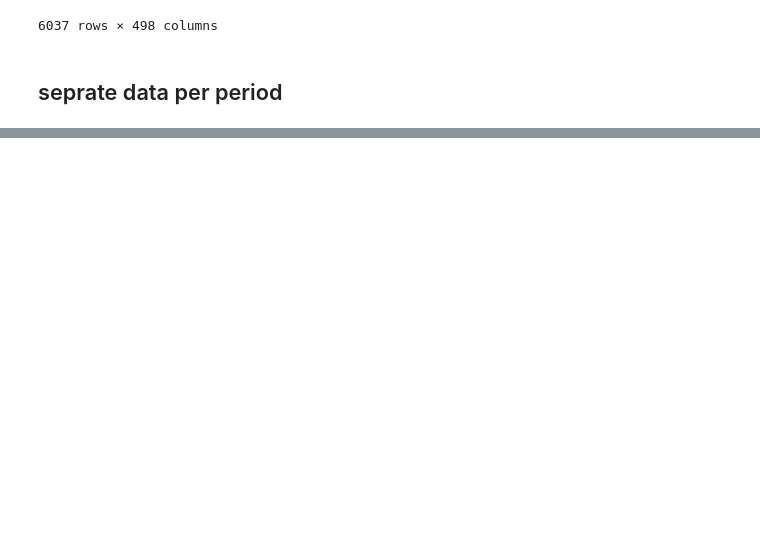
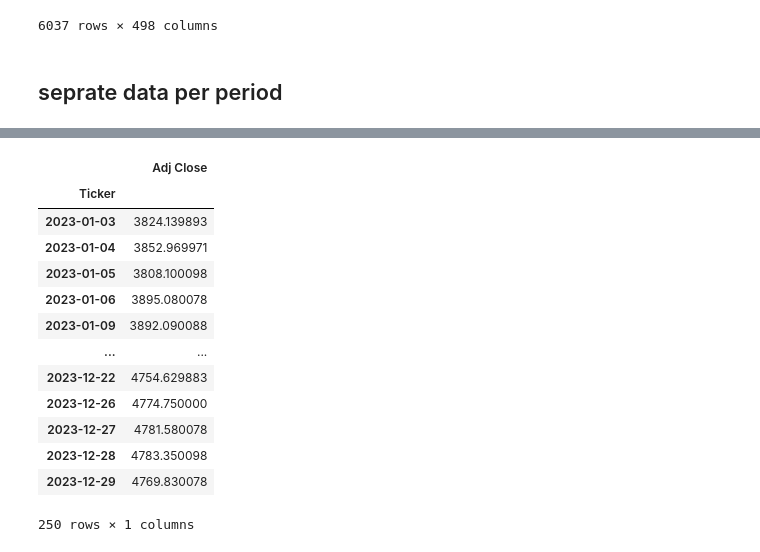
Before and after one commit to PaulaPerazzo/Deep-Gym-Trading, a Jupyter notebook: s&p500.ipynb, the cells around one changed output, grey strips where cells are left out. Cells and saved outputs as stored; diff of their text form; code cells hidden in the pictures; blank space fills up the shorter version.

```diff
--- a/s&p500.ipynb
+++ b/s&p500.ipynb
@@ -204,0 +266,20 @@ post_pandemic_data_2023.to_csv("./data/sp_stocks_2023.csv")
+# %%
+### get 2023 data
+sp_index_2023 = sp_index[sp_index.index.year == 2023]
+sp_index_2023.to_csv("./data/sp500_index_2023.csv")
+sp_index_2023
+# %% [output]
+|  | Adj Close |
+| Ticker |  |
+| 2023-01-03 | 3824.139893 |
+| 2023-01-04 | 3852.969971 |
+| 2023-01-05 | 3808.100098 |
+| 2023-01-06 | 3895.080078 |
+| 2023-01-09 | 3892.090088 |
+| ... | ... |
+| 2023-12-22 | 4754.629883 |
+| 2023-12-26 | 4774.750000 |
+| 2023-12-27 | 4781.580078 |
+| 2023-12-28 | 4783.350098 |
+| 2023-12-29 | 4769.830078 |
+250 rows × 1 columns
```
Also changed, not shown: parts of 3 cells of this notebook, 28 other files.
